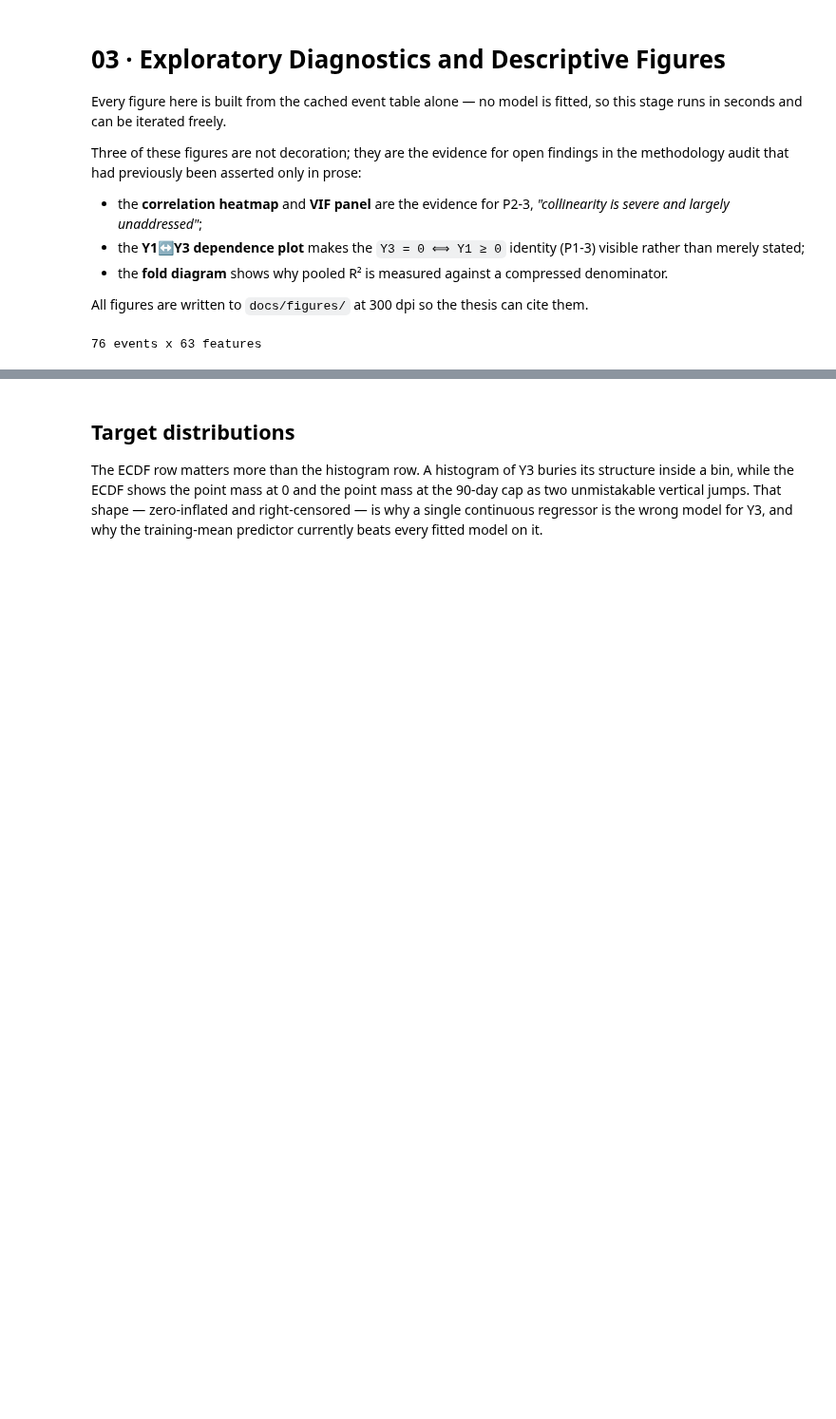
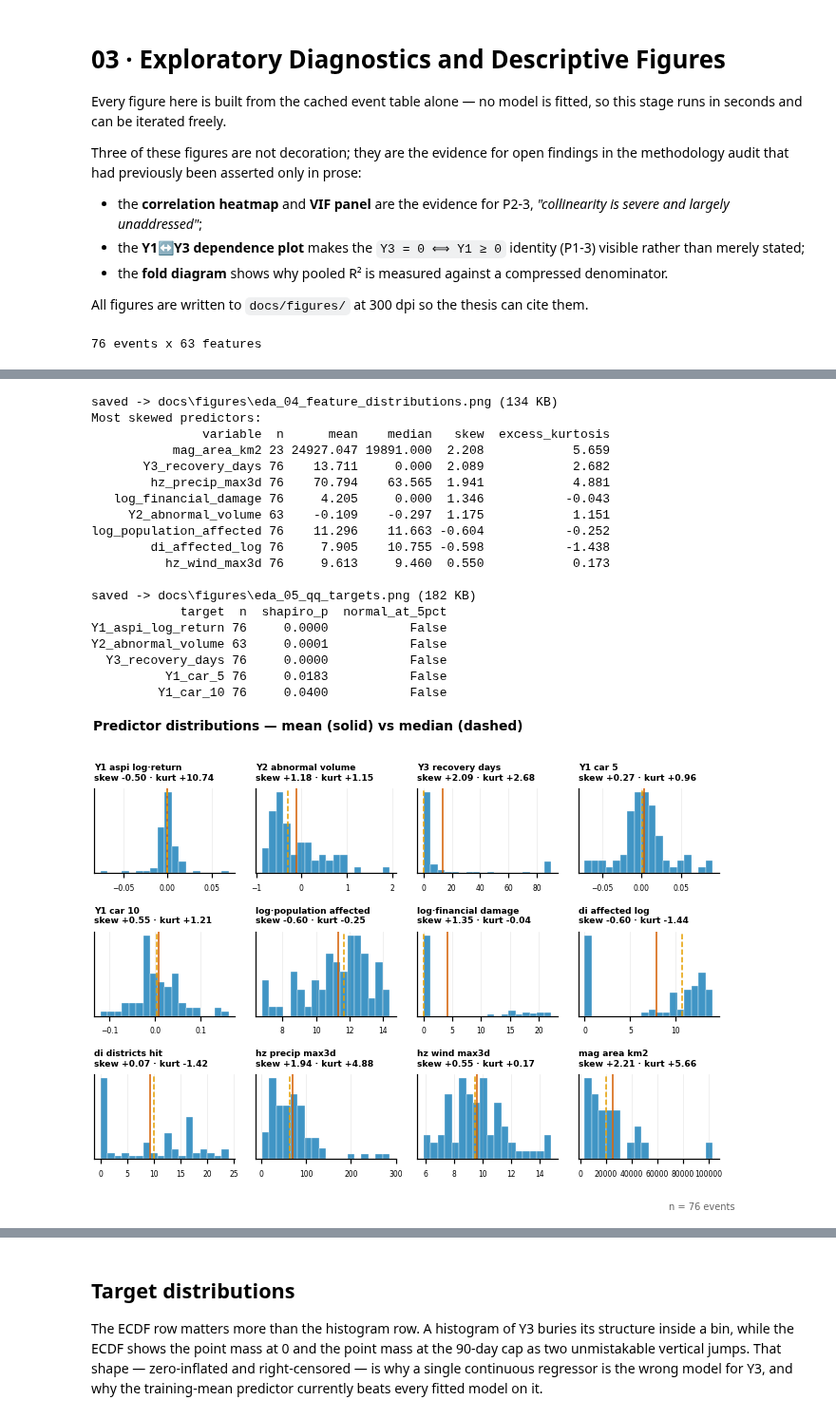
Before and after one commit to Hashan-Samarakkody/CSE-disaster-impact-predictor, a Jupyter notebook: disaster_finance_predictor/notebooks/03_eda_diagnostics.ipynb, the cells around one changed output, grey strips where cells are left out. Shown at 95% size. Cells and saved outputs as stored; diff of their text form; code cells hidden in the pictures; blank space fills up the shorter version.

```diff
--- a/disaster_finance_predictor/notebooks/03_eda_diagnostics.ipynb
+++ b/disaster_finance_predictor/notebooks/03_eda_diagnostics.ipynb
@@ -34,0 +141,34 @@ print(f"{len(dataset)} events x {len(FEATURE_COLS)} features")
+# %%
+_SEVERITY = [c for c in ("log_population_affected", "log_financial_damage",
+                         "di_affected_log", "di_districts_hit", "hz_precip_max3d",
+                         "hz_wind_max3d", "mag_area_km2") if c in dataset.columns]
+
+_, shape_stats = eda.plot_feature_distributions(dataset, TARGET_COLS + _SEVERITY)
+print("Most skewed predictors:")
+print(shape_stats.reindex(shape_stats["skew"].abs().sort_values(ascending=False).index)
+      .head(8)[["variable", "n", "mean", "median", "skew", "excess_kurtosis"]]
+      .round(3).to_string(index=False))
+print()
+_, normality = eda.plot_qq_grid(dataset, TARGET_COLS)
+print(normality.round(4).to_string(index=False))
+# %% [output]
+saved -> docs\figures\eda_04_feature_distributions.png (134 KB)
+Most skewed predictors:
+               variable  n      mean    median   skew  excess_kurtosis
+           mag_area_km2 23 24927.047 19891.000  2.208            5.659
+       Y3_recovery_days 76    13.711     0.000  2.089            2.682
+        hz_precip_max3d 76    70.794    63.565  1.941            4.881
+   log_financial_damage 76     4.205     0.000  1.346           -0.043
+     Y2_abnormal_volume 63    -0.109    -0.297  1.175            1.151
+log_population_affected 76    11.296    11.663 -0.604           -0.252
+        di_affected_log 76     7.905    10.755 -0.598           -1.438
+          hz_wind_max3d 76     9.613     9.460  0.550            0.173
+
+saved -> docs\figures\eda_05_qq_targets.png (182 KB)
+            target  n  shapiro_p  normal_at_5pct
+Y1_aspi_log_return 76     0.0000           False
+Y2_abnormal_volume 63     0.0001           False
+  Y3_recovery_days 76     0.0000           False
+          Y1_car_5 76     0.0183           False
+         Y1_car_10 76     0.0400           False
+[figure, added]
```
Also changed, not shown: parts of 10 cells of this notebook, 16 other files.
